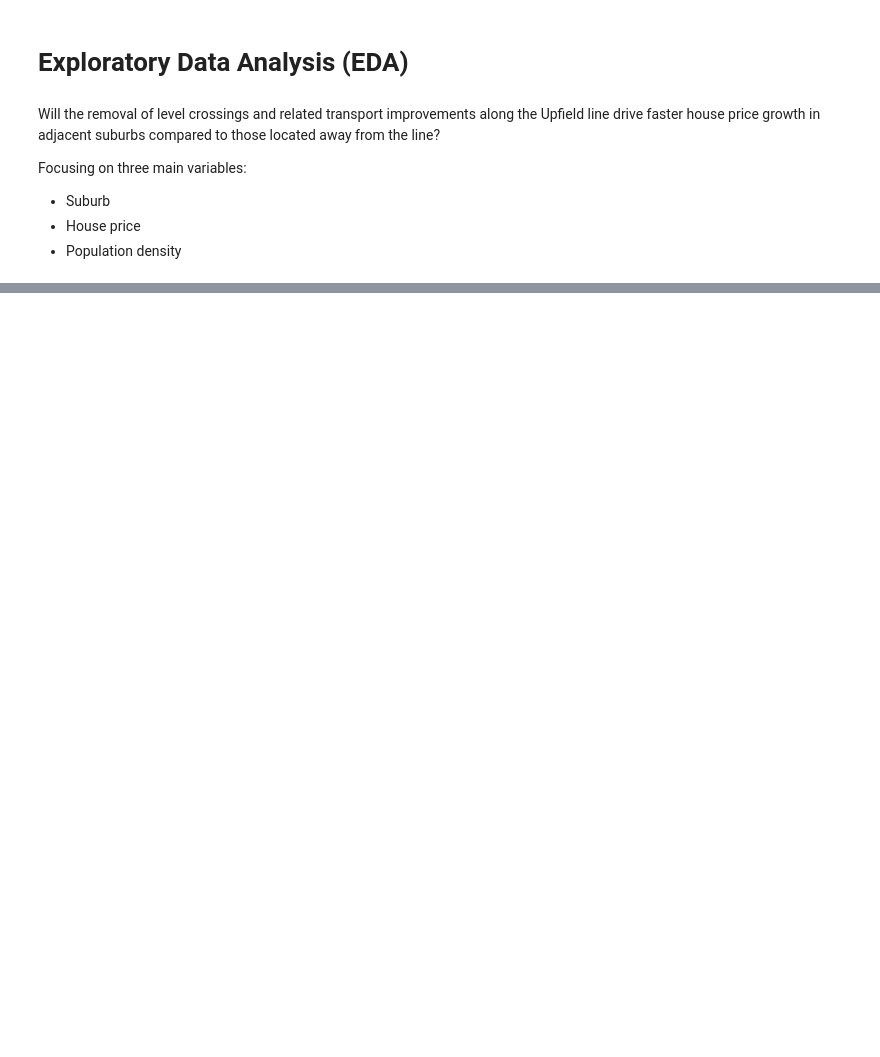
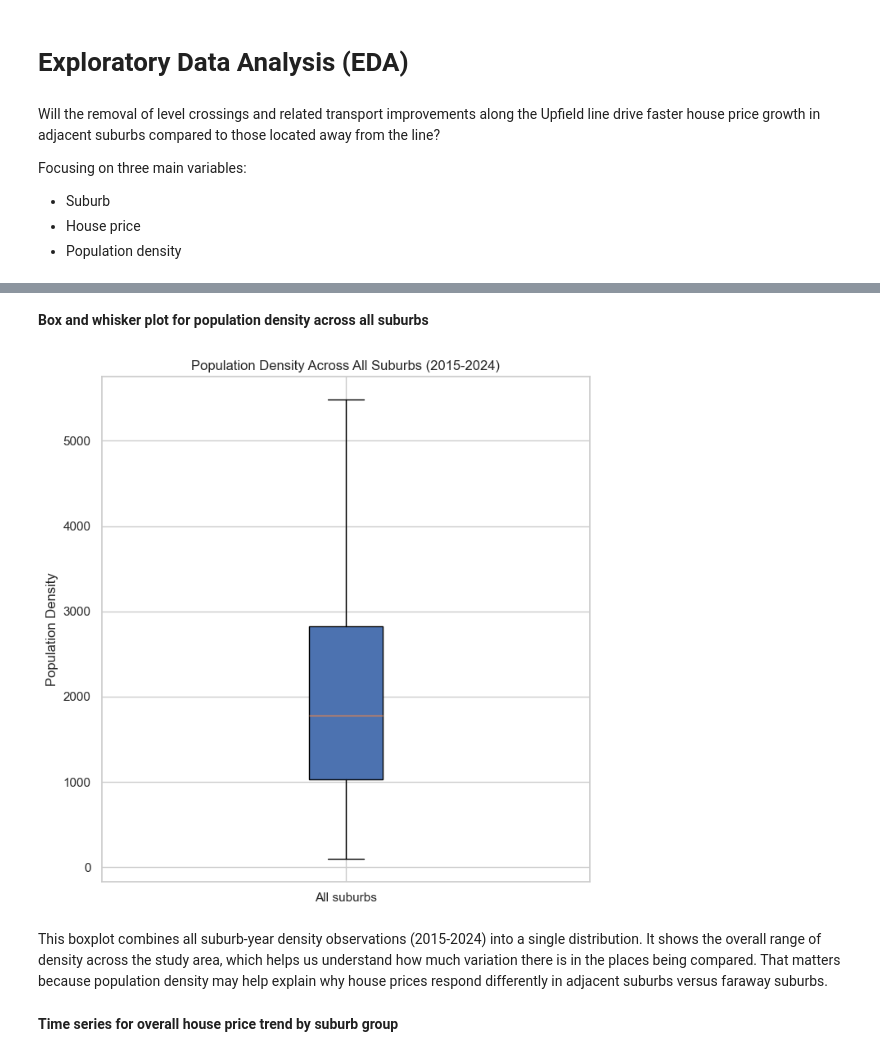
Before and after one commit to samantha-chin/ECC3479-project, a Jupyter notebook: EDA.ipynb, the cells around one changed output, grey strips where cells are left out. Saved outputs shown, nothing was run; the diff lists cells and outputs as text; code cells hidden in the pictures; blank space fills up the shorter version.

```diff
--- a/EDA.ipynb
+++ b/EDA.ipynb
@@ -242,3 +535,28 @@ This section looks for a first-order relationship between density and house pric
+# %% [markdown]
+**Box and whisker plot for population density across all suburbs**
+# %%
+density_cols = [col for col in wide.columns if col not in ["No.", "Suburb"]]
+density_values = wide[density_cols].apply(pd.to_numeric, errors="coerce").to_numpy().ravel()
+density_values = density_values[~pd.isna(density_values)]
+
+plt.figure(figsize=(7, 7))
+plt.boxplot(
+    [density_values],
+    tick_labels=["All suburbs"],
+    vert=True,
+    showfliers=False,
+    patch_artist=True,
+)
+plt.title("Population Density Across All Suburbs (2015-2024)")
+plt.ylabel("Population Density")
+plt.tight_layout()
+plt.show()
+# %% [output]
+[figure, added]
+# %% [markdown]
+This boxplot combines all suburb-year density observations (2015-2024) into a single distribution. It shows the overall range of density across the study area, which helps us understand how much variation there is in the places being compared. That matters because population density may help explain why house prices respond differently in adjacent suburbs versus faraway suburbs.
+# %% [markdown]
+**Time series for overall house price trend by suburb group**
 # %%
 from pathlib import Path
 import numpy as np
```
Also changed, not shown: parts of 35 cells of this notebook, 3 other files.
